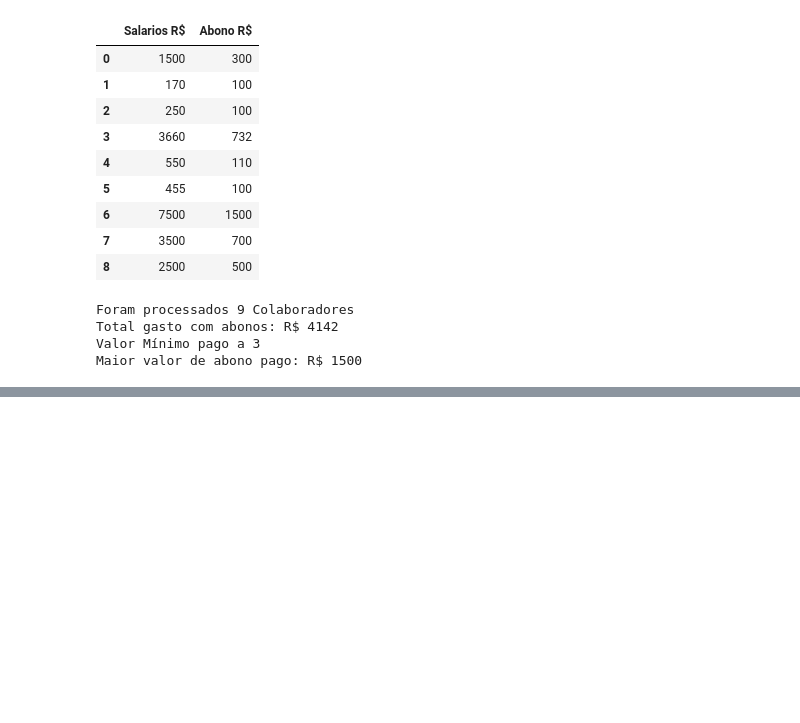
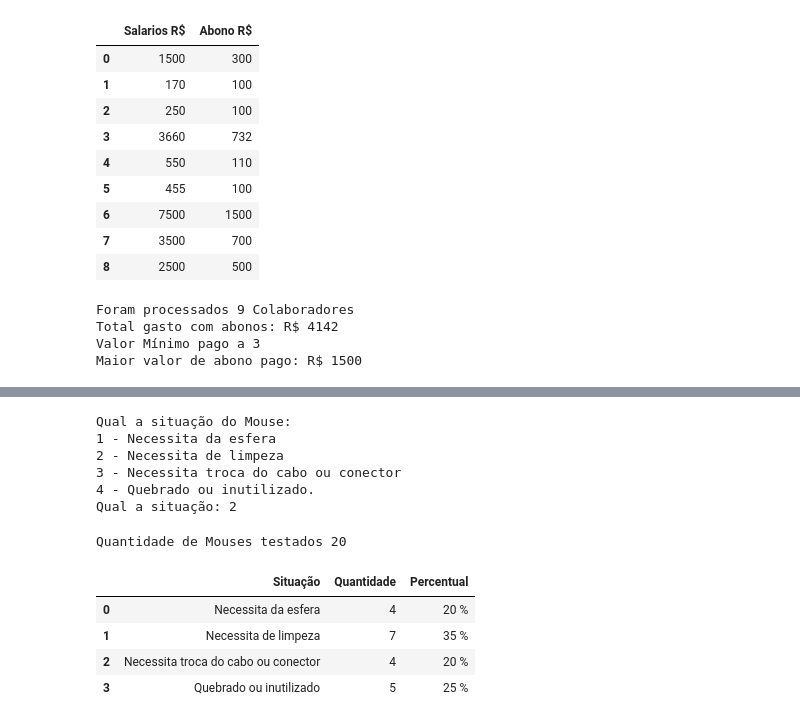
Before and after one commit to zThanael/Exercicios-Python, a Jupyter notebook: Listas - parte 2.ipynb, the cells around one changed output, grey strips where cells are left out. Cells and saved outputs as stored; diff of their text form; code cells hidden in the pictures; blank space fills up the shorter version.

```diff
--- a/Listas - parte 2.ipynb
+++ b/Listas - parte 2.ipynb
@@ -252,0 +352,45 @@ Maior valor de abono pago: R$ 1500
+# %%
+qtd_mouse = int(input('Quantos mouses pretende testar? '))
+mouses = []
+for mouse in range(qtd_mouse):
+    clear_output(wait=True)
+    try:
+        situacao = int(input('''Qual a situação do Mouse:
+1 - Necessita da esfera
+2 - Necessita de limpeza
+3 - Necessita troca do cabo ou conector
+4 - Quebrado ou inutilizado.
+Qual a situação: '''))
+        if situacao < 5 and situacao > 0:
+            mouses.append(situacao)
+        else:
+            print('Inválido')
+            break
+    except:
+        print('Inválido')
+        break
+    clear_output(wait=True)
+# %% [output]
+Qual a situação do Mouse:
+1 - Necessita da esfera
+2 - Necessita de limpeza
+3 - Necessita troca do cabo ou conector
+4 - Quebrado ou inutilizado.
+Qual a situação: 2
+# %%
+situacoes = ['Necessita da esfera','Necessita de limpeza','Necessita troca do cabo ou conector','Quebrado ou inutilizado']
+qtd_situacoes = [mouses.count(opcao+1) for opcao in range(len(situacoes))]
+porcentagem = [f'{round((opcao*100)/qtd_mouse)} %' for opcao in qtd_situacoes]
+resultados = { "Situação":situacoes, "Quantidade":qtd_situacoes,"Percentual":porcentagem
+}
+df_22 = pd.DataFrame(data=resultados)
+# %%
+print(f'Quantidade de Mouses testados {qtd_mouse}')
+df_22
+# %% [output]
+Quantidade de Mouses testados 20
+|  | Situação | Quantidade | Percentual |
+| 0 | Necessita da esfera | 4 | 20 % |
+| 1 | Necessita de limpeza | 7 | 35 % |
+| 2 | Necessita troca do cabo ou conector | 4 | 20 % |
+| 3 | Quebrado ou inutilizado | 5 | 25 % |
```
Also changed, not shown: parts of 18 cells of this notebook.
